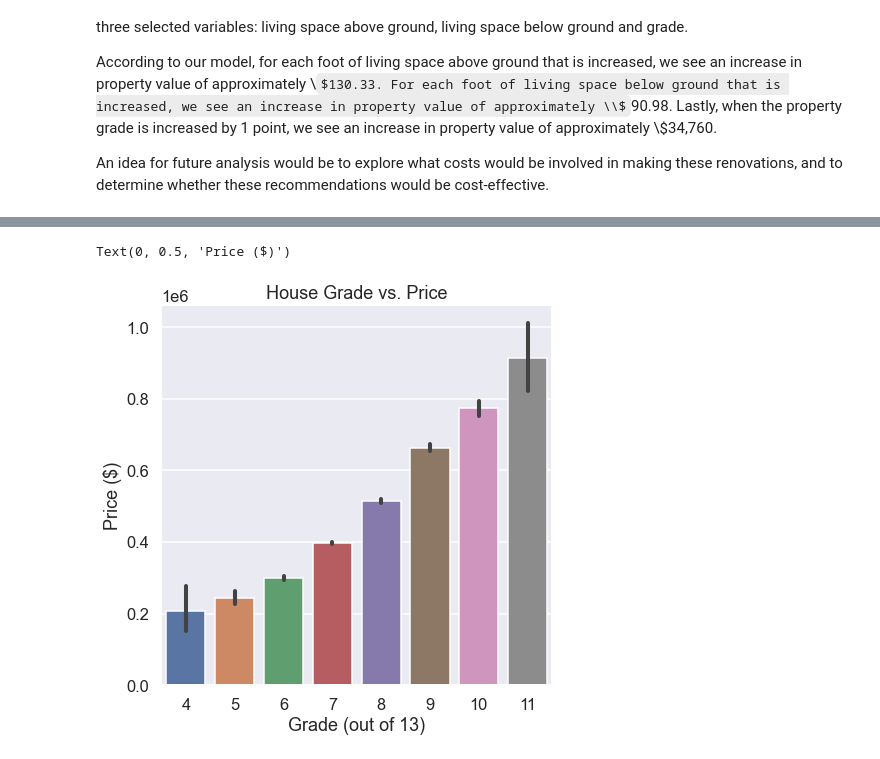
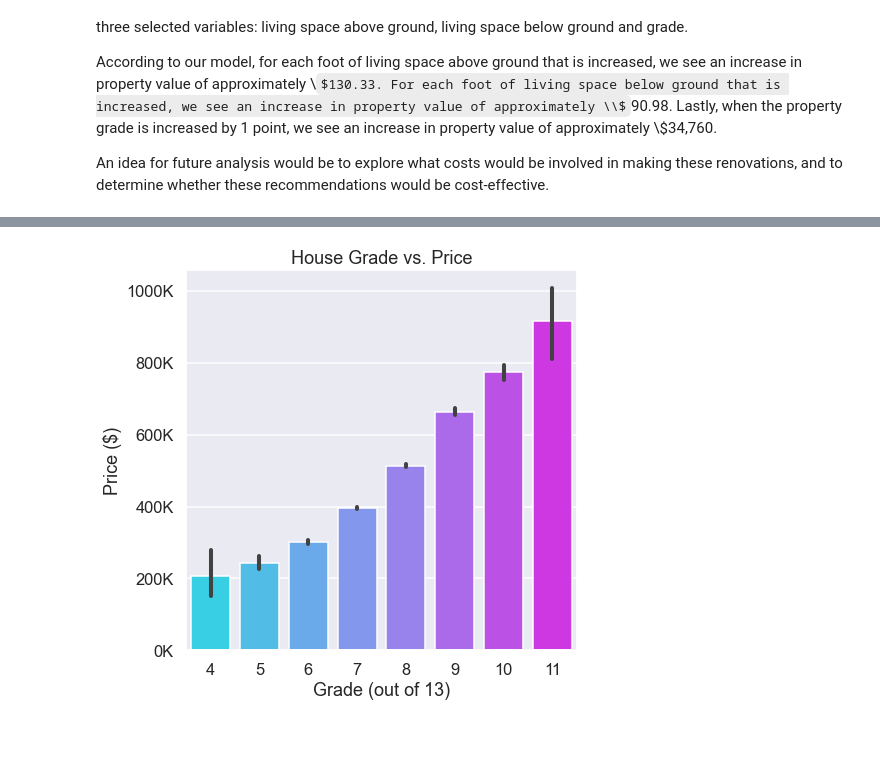
Before and after one commit to ds-leehanjin/housing-dataset-linear-regression, a Jupyter notebook: notebook_final.ipynb, the cells around one changed output, grey strips where cells are left out. Saved outputs shown, nothing was run; the diff lists cells and outputs as text; code cells hidden in the pictures; some formulas as TeX source.

```diff
--- a/notebook_final.ipynb
+++ b/notebook_final.ipynb
@@ -487,7 +504,8 @@ ohe_vars
 
 encoder.get_feature_names(['zipcode'])
 
-df_ohe = pd.DataFrame(ohe_vars,columns=encoder.get_feature_names(['zipcode']), index=df.index)
+df_ohe = pd.DataFrame(ohe_vars,columns=encoder.get_feature_names(['zipcode']),\
+                      index=df.index)
 df_ohe
 # %% [output]
 |  | zipcode_98002 | zipcode_98003 | zipcode_98004 | zipcode_98005 | zipcode_98006 | zipcode_98007 | ... |
@@ -618,7 +639,8 @@ def find_outliers_IQR(data):
 In the 'Explore' section, we saw that we have many outliers several columns. We will proceed to remove outliers from those columns that have extreme outliers, based on our boxplot visualizations.
 # %%
 # Create list of columns to remove outliers from
-cols_outlier = ['price', 'bedrooms', 'bathrooms', 'sqft_lot', 'sqft_above', 'sqft_basement', 'sqft_living15']
+cols_outlier = ['price', 'bedrooms', 'bathrooms', 'sqft_lot', 'sqft_above', \
+                'sqft_basement', 'sqft_living15']
 df_outliers = df_model.copy()
 
 # Remove outliers for specified columns
@@ -888,0 +912,8 @@ df_sqftabove = df_unscaled.groupby('sqft_above').mean()
+# %%
+# Define function to notate dollar amounts in thousands
+def thousands(x, pos):
+    """Source: https://stackoverflow.com/questions/61330427/set-y-axis-in-millions"""
+    'The two args are the value and tick position'
+    return '%1.0fK' % (x * 1e-3)
+
+formatter = FuncFormatter(thousands)
@@ -933,11 +961,12 @@ df_sqftabove
 # %%
+# Plot bar graph for grade vs price
 fig, ax = plt.subplots(figsize=(7,7))
 
-sns.barplot(data=df_unscaled, x='grade', y='price', ax=ax)
+sns.barplot(data=df_unscaled, x='grade', y='price', palette='cool', ax=ax)
 
 ax.set_title('House Grade vs. Price')
 ax.set_xlabel('Grade (out of 13)')
 ax.set_ylabel('Price ($)')
+ax.yaxis.set_major_formatter(formatter);
 # %% [output]
-Text(0, 0.5, 'Price ($)')
-[figure, old version]
+[figure, new version]
```
Also changed, not shown: parts of 36 cells of this notebook, 27 other files.
